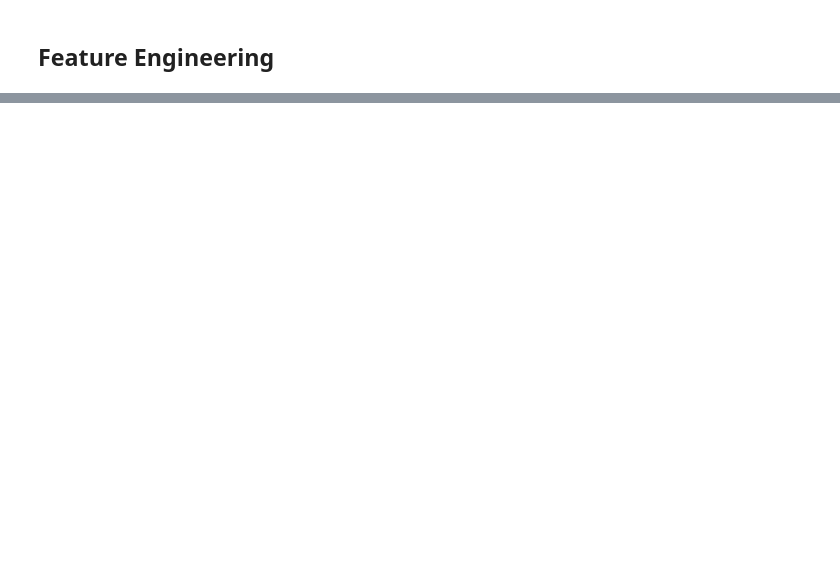
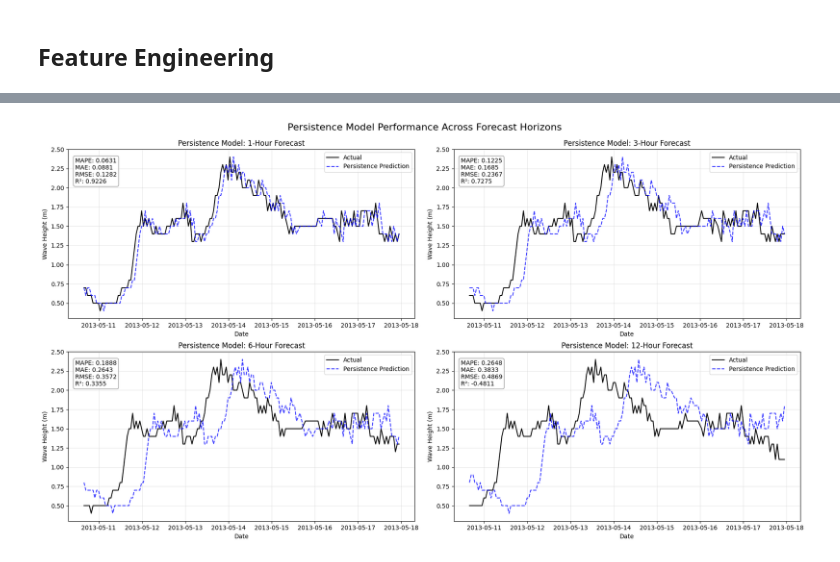
Before and after one commit to shama-llama/noaa-dataset-project, a Jupyter notebook: notebooks/prediction_model.ipynb, the cells around one changed output, grey strips where cells are left out. Drawn from its saved outputs; the diff is of its cells as text; code cells hidden in the pictures; blank space fills up the shorter version.

```diff
--- a/notebooks/prediction_model.ipynb
+++ b/notebooks/prediction_model.ipynb
@@ -226,0 +25,7 @@ def plot_residuals(model, X_base, y_base, horizons_to_plot, n_splits, data_inter
+# %%
+df = pd.read_csv('../data/clean/NOAA_complete.csv',
+                 parse_dates=['date_time'], index_col='date_time')
+df = df.sort_index().asfreq('h')
+df.index.freq = 'h'
+
+df.head()
@@ -947,0 +131,48 @@ Starting VMD-LSTM Residual Plot Generation...
+# %%
+# Create plots for this model
+plt.figure(figsize=(18, 10))
+gs = gridspec.GridSpec(2, 2)
+
+for i, h in enumerate(horizons):
+    ax = plt.subplot(gs[i])
+
+    # Plot actual vs predicted
+    y_true = test[f'target_{h}h']
+    y_pred = persistence_preds[f'{h}h']
+
+    # Only plot valid points
+    valid_idx = ~y_true.isna() & ~y_pred.isna()
+    plt.plot(test.index[valid_idx], y_true[valid_idx], label='Actual', color='black', linewidth=1.5)
+    plt.plot(test.index[valid_idx], y_pred[valid_idx], label='Persistence Prediction',
+             color='blue', linestyle='--', alpha=0.8)
+
+    # Add metrics box at the top
+    m = persistence_metrics[f'{h}h']
+    metrics_text = (
+        f"MAPE: {m['MAPE']:.4f}\n"
+        f"MAE: {m['MAE']:.4f}\n"
+        f"RMSE: {m['RMSE']:.4f}\n"
+        f"R²: {m['R2']:.4f}"
+    )
+
+    plt.text(0.02, 0.95, metrics_text,
+             transform=ax.transAxes,
+             fontsize=10,
+             verticalalignment='top',
+             bbox=dict(boxstyle="round,pad=0.3",
+                      facecolor='white',
+                      alpha=0.8,
+                      edgecolor='gray'))
+
+    plt.title(f'Persistence Model: {h}-Hour Forecast')
+    plt.xlabel('Date')
+    plt.ylabel('Wave Height (m)')
+    plt.legend(loc='best')
+    plt.grid(True, alpha=0.3)
+
+plt.tight_layout()
+plt.suptitle('Persistence Model Performance Across Forecast Horizons', fontsize=16)
+plt.subplots_adjust(top=0.92)
+plt.show()
+# %% [output]
+[figure, added]
```
Also changed, not shown: parts of 101 cells of this notebook.
